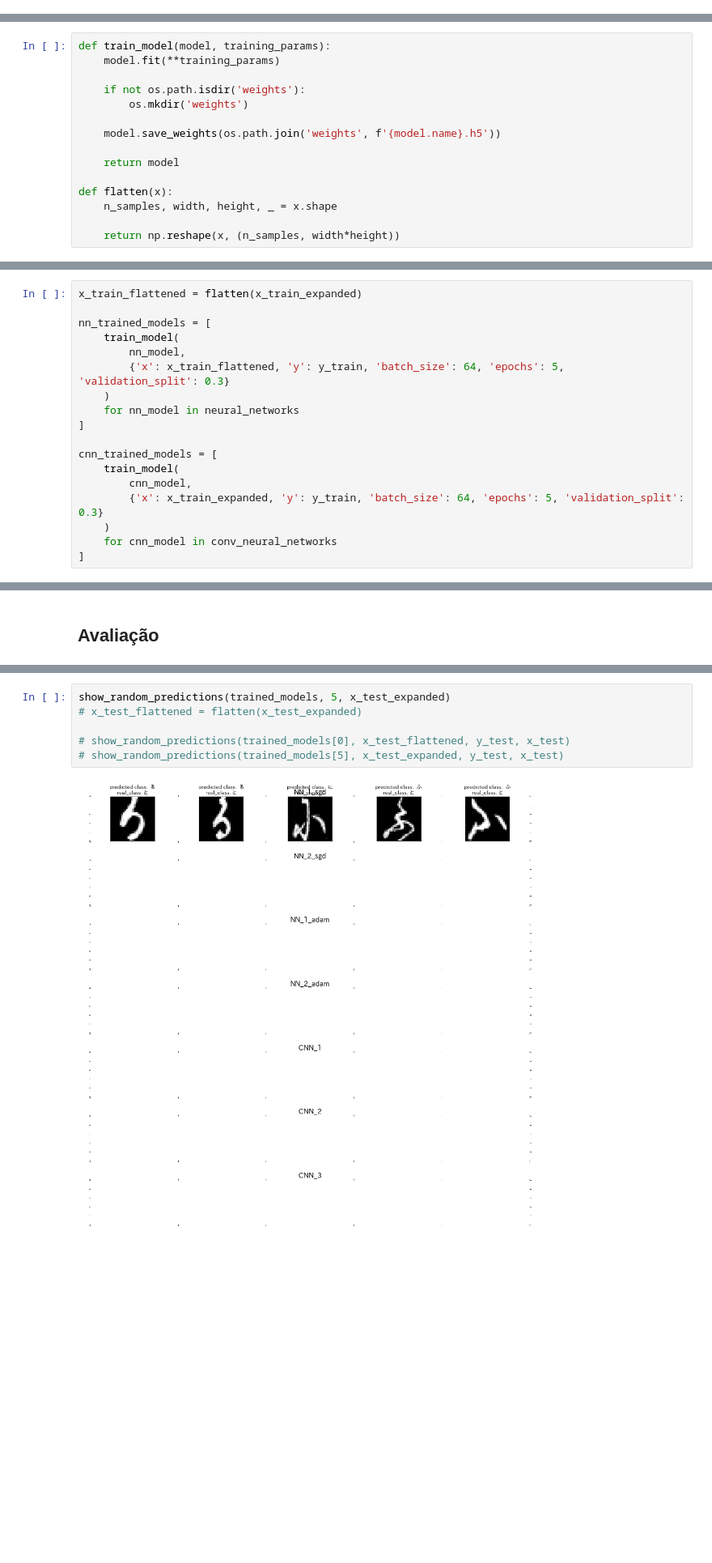
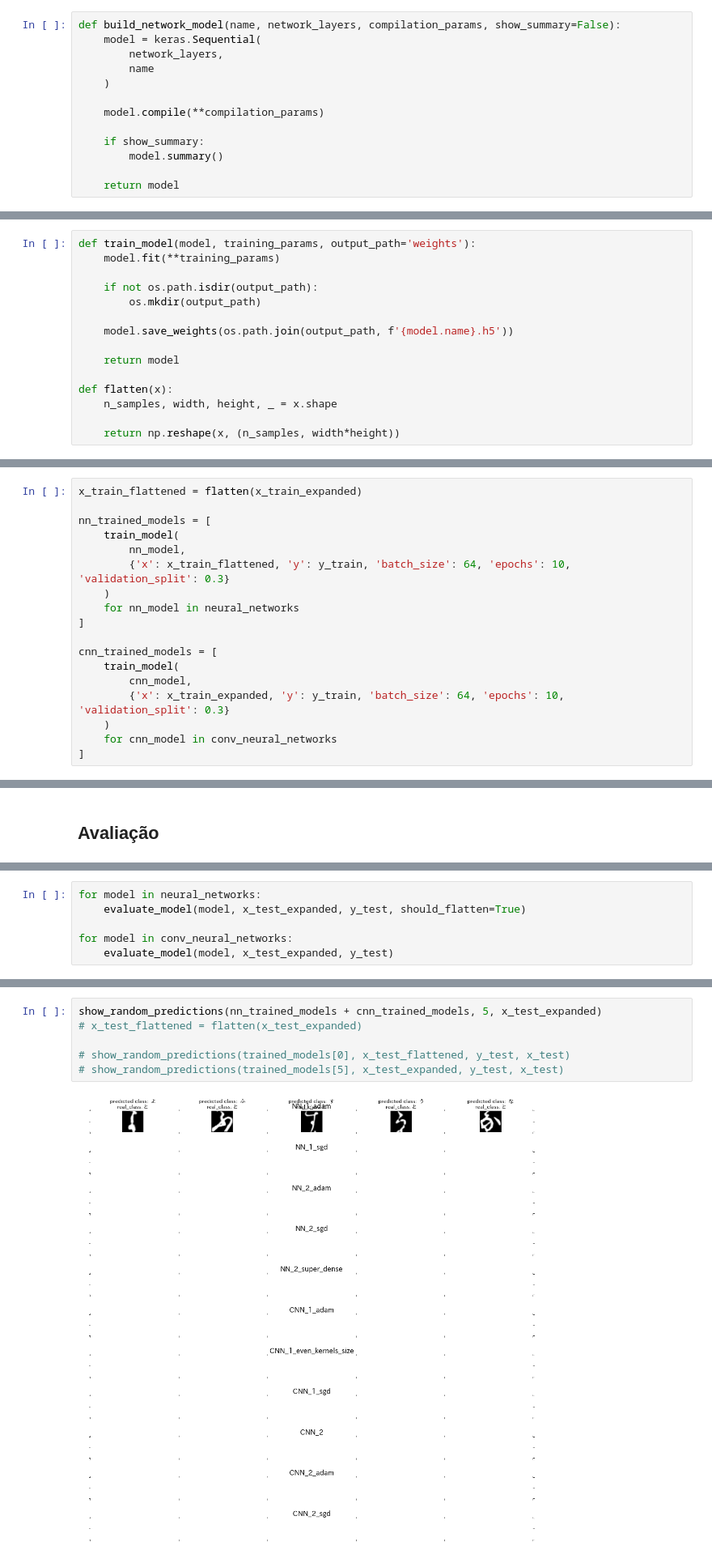
Before and after one commit to medina325/kuzushiji-character-recognition, a Jupyter notebook: AsianCharacterRecognition.ipynb, the cells around one changed output, grey strips where cells are left out. Shown: that part at 81% size. Drawn from its saved outputs; the diff is of its cells as text; blank space fills up the shorter version.

Commit message:
Arrumando fluxo de treino e carregamento de modelos treinados (salvos em .h5)

```diff
--- a/AsianCharacterRecognition.ipynb
+++ b/AsianCharacterRecognition.ipynb
@@ -260,0 +216,13 @@ Obs.: é importante notar que esses modelos usam os otimizadores e funções de
+# %%
+def build_network_model(name, network_layers, compilation_params, show_summary=False):
+    model = keras.Sequential(
+        network_layers,
+        name
+    )
+
+    model.compile(**compilation_params)
+
+    if show_summary:
+        model.summary()
+
+    return model
@@ -400,13 +406,13 @@ conv_neural_networks = [
 ## Treinamento
 O treinamento consiste em fazer o fit de cada modelo no conjunto de treino, separando 30% desse conjunto para validação e usando batches com 128 samples. Após o treinamento são salvos os pesos para que o treinamento não precise ser executado novamente no futuro, mas apenas carregado (vide seção [Carregando Modelos](#carregando-modelos) abaixo).
 # %%
-def train_model(model, training_params):
+def train_model(model, training_params, output_path='weights'):
     model.fit(**training_params)
 
-    if not os.path.isdir('weights'):
-        os.mkdir('weights')
+    if not os.path.isdir(output_path):
+        os.mkdir(output_path)
 
-    model.save_weights(os.path.join('weights', f'{model.name}.h5'))
+    model.save_weights(os.path.join(output_path, f'{model.name}.h5'))
 
     return model
 
@@ -420,7 +438,7 @@ x_train_flattened = flatten(x_train_expanded)
 nn_trained_models = [
     train_model(
         nn_model,
-        {'x': x_train_flattened, 'y': y_train, 'batch_size': 64, 'epochs': 5, 'validation_split': 0.3}
+        {'x': x_train_flattened, 'y': y_train, 'batch_size': 64, 'epochs': 10, 'validation_split': 0.3}
     )
     for nn_model in neural_networks
 ]
@@ -428,7 +446,7 @@ nn_trained_models = [
 cnn_trained_models = [
     train_model(
         cnn_model,
-        {'x': x_train_expanded, 'y': y_train, 'batch_size': 64, 'epochs': 5, 'validation_split': 0.3}
+        {'x': x_train_expanded, 'y': y_train, 'batch_size': 64, 'epochs': 10, 'validation_split': 0.3}
     )
     for cnn_model in conv_neural_networks
 ]
@@ -483,0 +481,6 @@ loss: 0.48 - accuracy: 88.52%
+# %%
+for model in neural_networks:
+    evaluate_model(model, x_test_expanded, y_test, should_flatten=True)
+
+for model in conv_neural_networks:
+    evaluate_model(model, x_test_expanded, y_test)
@@ -538,13 +561,13 @@ def show_random_predictions(trained_models, n_predictions, x_test):
     plt.savefig('testes.jpg')
     plt.show()
 # %%
-show_random_predictions(trained_models, 5, x_test_expanded)
+show_random_predictions(nn_trained_models + cnn_trained_models, 5, x_test_expanded)
 # x_test_flattened = flatten(x_test_expanded)
 
 # show_random_predictions(trained_models[0], x_test_flattened, y_test, x_test)
 # show_random_predictions(trained_models[5], x_test_expanded, y_test, x_test)
 # %% [output]
-[figure, old version]
+[figure, new version]
 # %% [markdown]
 ---
 ### Carregando modelos
```
Also changed, not shown: parts of 29 cells of this notebook, 13 other files.
